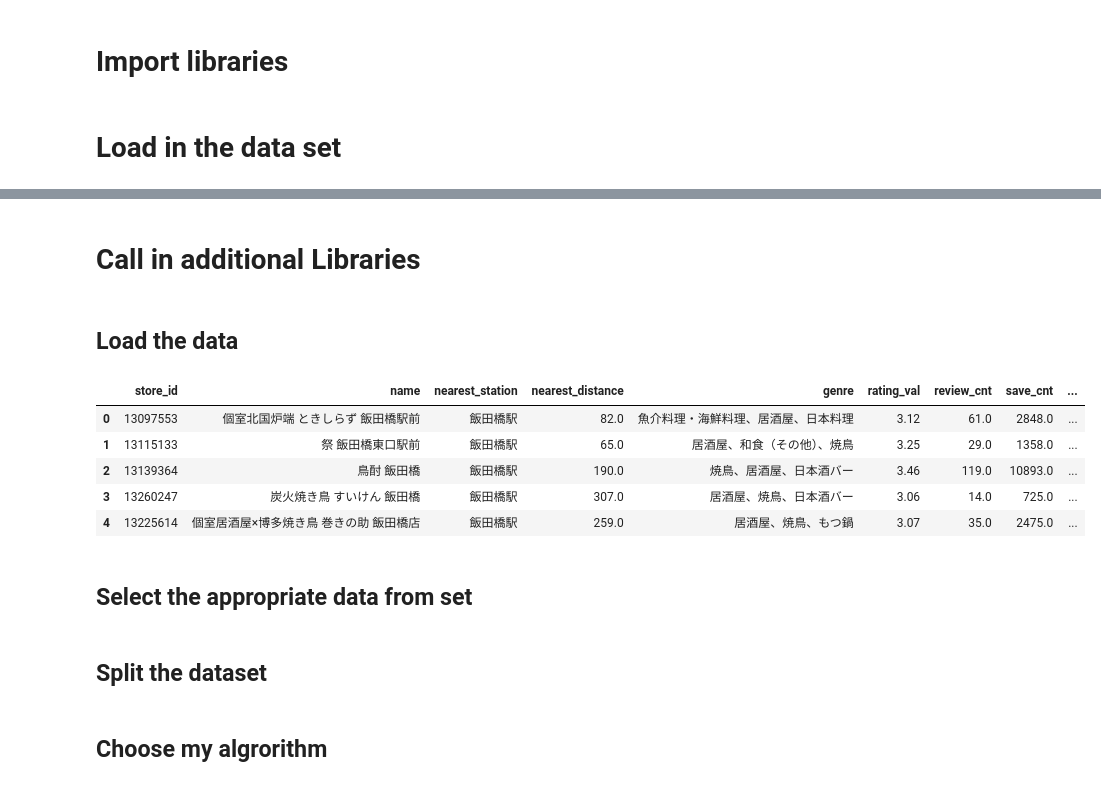
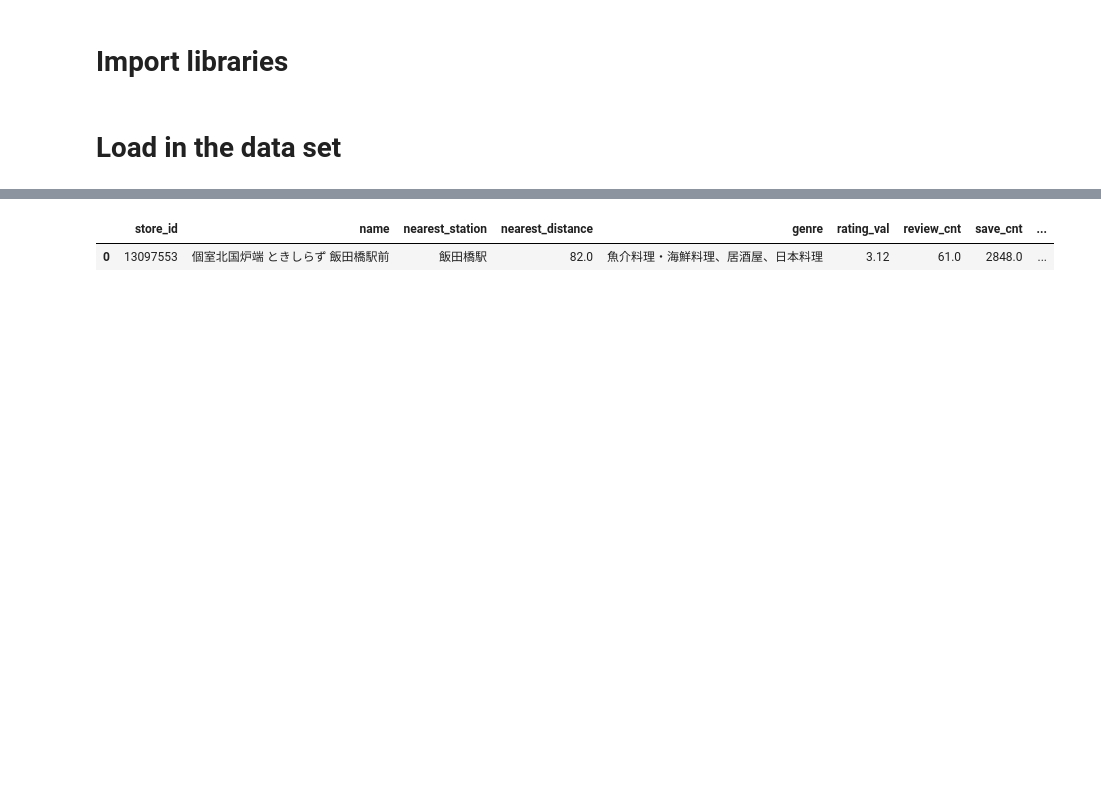
Before and after one commit to Jack-Merrett/food-pandora, a Jupyter notebook: data_clean/surprize_knn_recommender.ipynb, the cells around one changed output, grey strips where cells are left out. Saved outputs shown, nothing was run; the diff lists cells and outputs as text; code cells hidden in the pictures; blank space fills up the shorter version.

Commit message:
made the data set for the project and am now commiting it.

```diff
--- a/data_clean/surprize_knn_recommender.ipynb
+++ b/data_clean/surprize_knn_recommender.ipynb
@@ -22,2 +9,0 @@ Successfully installed scikit-surprise-1.1.3
-# %% [markdown]
-# Call in additional Libraries
@@ -27,13 +10,5 @@ from surprise.model_selection import train_test_split
-# %% [markdown]
-## Load the data
 # %%
-data.head()
+data.head(1)
 # %% [output]
 |  | store_id | name | nearest_station | nearest_distance | genre | rating_val | review_cnt | save_cnt | ... |
 | 0 | 13097553 | 個室北国炉端 ときしらず 飯田橋駅前 | 飯田橋駅 | 82.0 | 魚介料理・海鮮料理、居酒屋、日本料理 | 3.12 | 61.0 | 2848.0 | ... |
-| 1 | 13115133 | 祭 飯田橋東口駅前 | 飯田橋駅 | 65.0 | 居酒屋、和食（その他）、焼鳥 | 3.25 | 29.0 | 1358.0 | ... |
-| 2 | 13139364 | 鳥酎 飯田橋 | 飯田橋駅 | 190.0 | 焼鳥、居酒屋、日本酒バー | 3.46 | 119.0 | 10893.0 | ... |
-| 3 | 13260247 | 炭火焼き鳥 すいけん 飯田橋 | 飯田橋駅 | 307.0 | 居酒屋、焼鳥、日本酒バー | 3.06 | 14.0 | 725.0 | ... |
-| 4 | 13225614 | 個室居酒屋×博多焼き鳥 巻きの助 飯田橋店 | 飯田橋駅 | 259.0 | 居酒屋、焼鳥、もつ鍋 | 3.07 | 35.0 | 2475.0 | ... |
-# %% [markdown]
-## Select the appropriate data from set
@@ -42,2 +14,0 @@ appro_data = data[['store_id','rating_val','']]
-# %% [markdown]
-## Split the dataset
@@ -46,2 +14,0 @@ trainset, testset = train_test_split(data, test_size=0.2, random_state=42)
-# %% [markdown]
-## Choose my algrorithm
```
Also changed, not shown: parts of 26 cells of this notebook.
